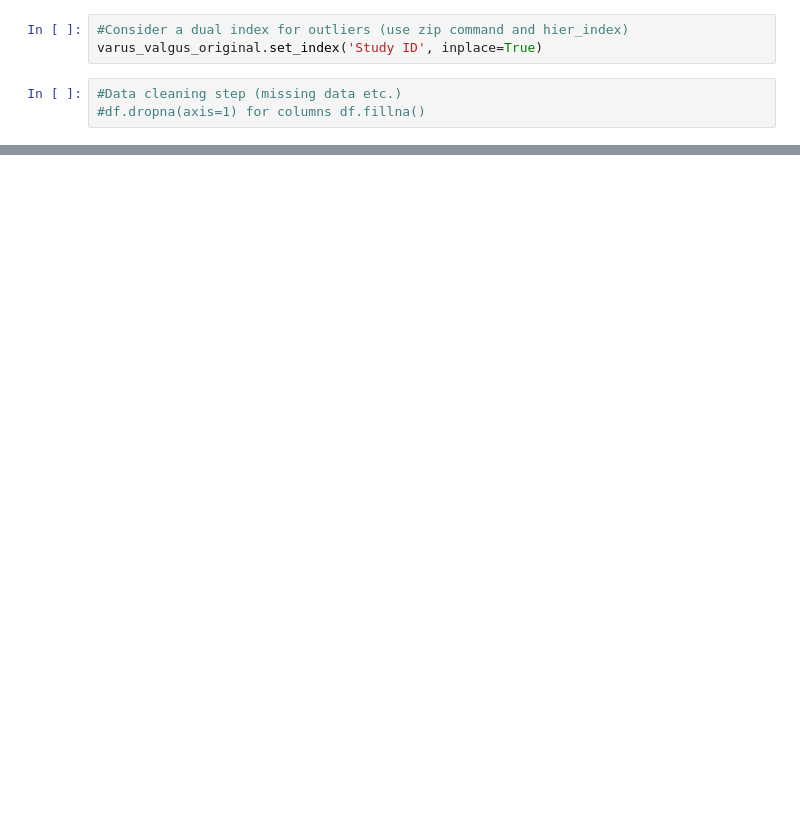
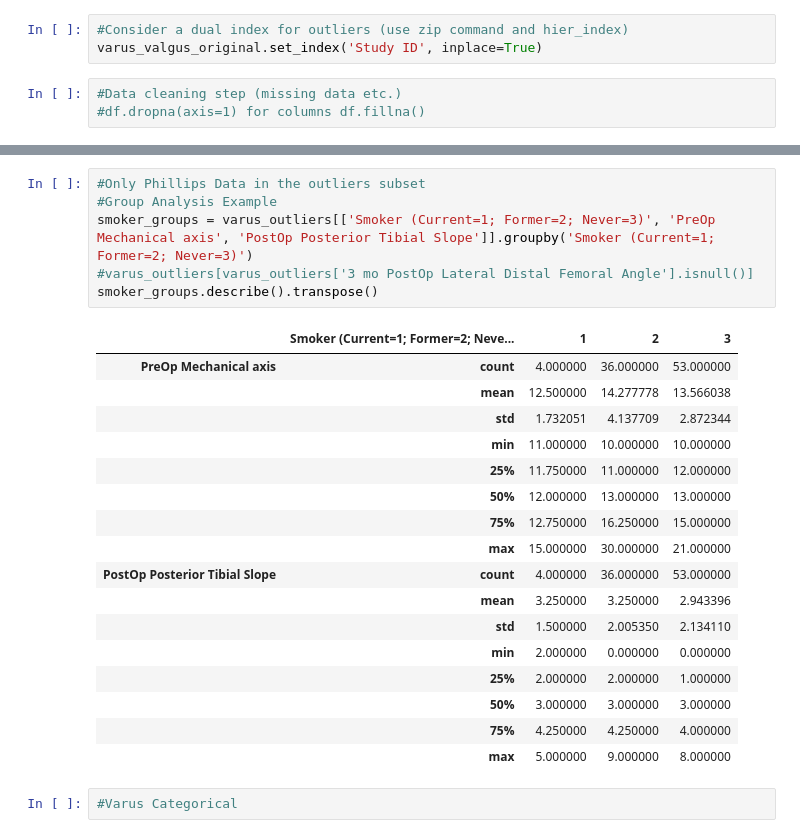
Before and after one commit to andreygal/varus, a Jupyter notebook: varus.ipynb, the cells around one changed output, grey strips where cells are left out. Drawn from its saved outputs; the diff is of its cells as text; blank space fills up the shorter version.

```diff
--- a/varus.ipynb
+++ b/varus.ipynb
@@ -216,0 +215,26 @@ get_descr_stats(varus_outliers, column_lst)
+# %%
+#Only Phillips Data in the outliers subset
+#Group Analysis Example
+smoker_groups = varus_outliers[['Smoker (Current=1; Former=2; Never=3)', 'PreOp Mechanical axis', 'PostOp Posterior Tibial Slope']].groupby('Smoker (Current=1; Former=2; Never=3)')
+#varus_outliers[varus_outliers['3 mo PostOp Lateral Distal Femoral Angle'].isnull()]
+smoker_groups.describe().transpose()
+# %% [output]
+|  | Smoker (Current=1; Former=2; Neve... | 1 | 2 | 3 |
+| PreOp Mechanical axis | count | 4.000000 | 36.000000 | 53.000000 |
+|  | mean | 12.500000 | 14.277778 | 13.566038 |
+|  | std | 1.732051 | 4.137709 | 2.872344 |
+|  | min | 11.000000 | 10.000000 | 10.000000 |
+|  | 25% | 11.750000 | 11.000000 | 12.000000 |
+|  | 50% | 12.000000 | 13.000000 | 13.000000 |
+|  | 75% | 12.750000 | 16.250000 | 15.000000 |
+|  | max | 15.000000 | 30.000000 | 21.000000 |
+| PostOp Posterior Tibial Slope | count | 4.000000 | 36.000000 | 53.000000 |
+|  | mean | 3.250000 | 3.250000 | 2.943396 |
+|  | std | 1.500000 | 2.005350 | 2.134110 |
+|  | min | 2.000000 | 0.000000 | 0.000000 |
+|  | 25% | 2.000000 | 2.000000 | 1.000000 |
+|  | 50% | 3.000000 | 3.000000 | 3.000000 |
+|  | 75% | 4.250000 | 4.250000 | 4.000000 |
+|  | max | 5.000000 | 9.000000 | 8.000000 |
+# %%
+#Varus Categorical
```
Also changed, not shown: parts of 7 cells of this notebook.
